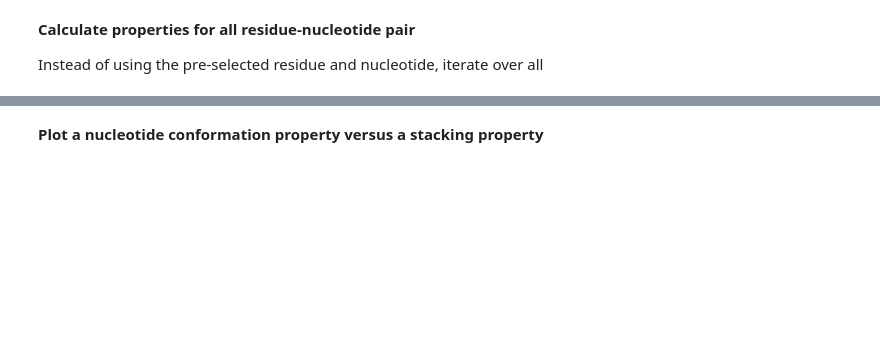
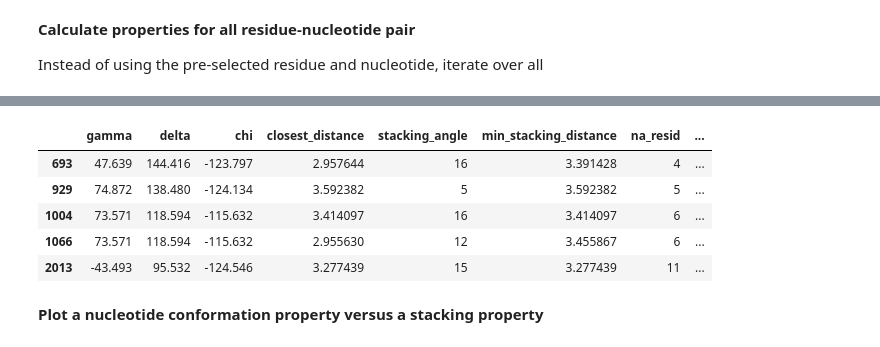
Before and after one commit to sjdv1982/nademo, a Jupyter notebook: initial-analysis.ipynb, the cells around one changed output, grey strips where cells are left out. Saved outputs shown, nothing was run; the diff lists cells and outputs as text; code cells hidden in the pictures; blank space fills up the shorter version.

```diff
--- a/initial-analysis.ipynb
+++ b/initial-analysis.ipynb
@@ -275,3 +304,12 @@ df_stackings
+# %%
+df_stackings[(df_stackings.min_stacking_distance < 4.5) & (df_stackings.stacking_angle < 20)]
+# %% [output]
+|  | gamma | delta | chi | closest_distance | stacking_angle | min_stacking_distance | na_resid | ... |
+| 693 | 47.639 | 144.416 | -123.797 | 2.957644 | 16 | 3.391428 | 4 | ... |
+| 929 | 74.872 | 138.480 | -124.134 | 3.592382 | 5 | 3.592382 | 5 | ... |
+| 1004 | 73.571 | 118.594 | -115.632 | 3.414097 | 16 | 3.414097 | 6 | ... |
+| 1066 | 73.571 | 118.594 | -115.632 | 2.955630 | 12 | 3.455867 | 6 | ... |
+| 2013 | -43.493 | 95.532 | -124.546 | 3.277439 | 15 | 3.277439 | 11 | ... |
 # %% [markdown]
 **Plot a nucleotide conformation property versus a stacking property**
 # %%
```
Also changed, not shown: parts of 9 cells of this notebook.
